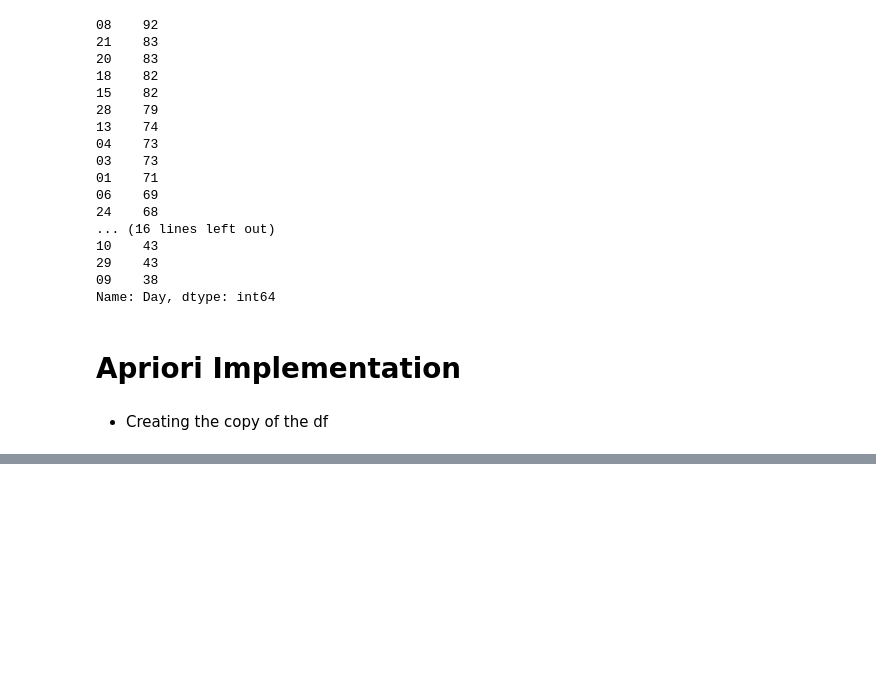
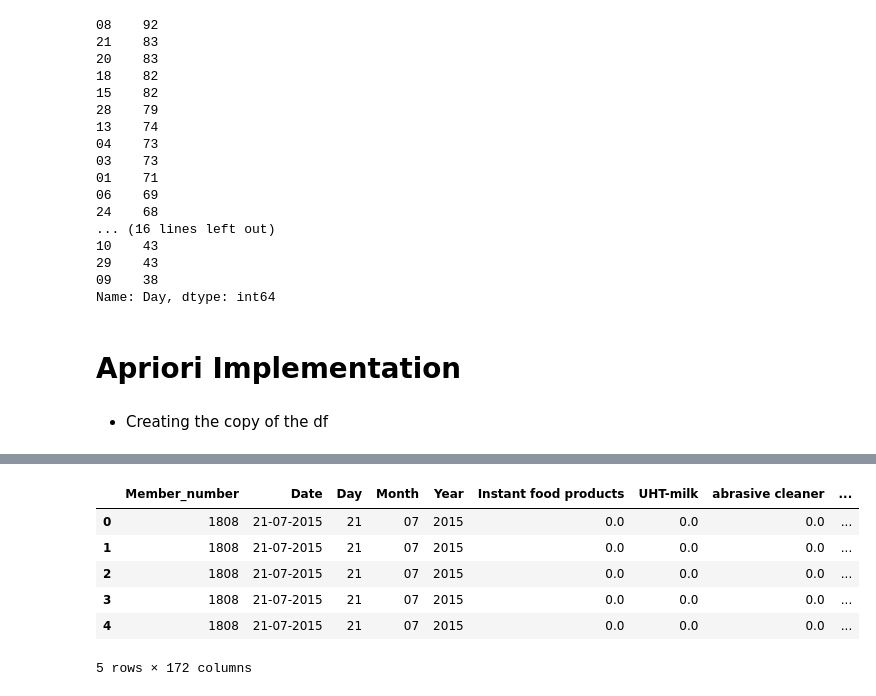
Before and after one commit to Naveen-Karanamu/Market-Basket-Groceries, a Jupyter notebook: main.ipynb, the cells around one changed output, grey strips where cells are left out. Saved outputs shown, nothing was run; the diff lists cells and outputs as text; code cells hidden in the pictures; blank space fills up the shorter version.

```diff
--- a/main.ipynb
+++ b/main.ipynb
@@ -263,4 +263,4 @@ Name: Day, dtype: int64
 newdf=df.copy()
 data=newdf.copy()
 # %%
-pd.get_dummies(newdf.itemDescription)
+newdf=pd.get_dummies(newdf.itemDescription)
@@ -268,0 +277,14 @@ df
+# %%
+data.drop("itemDescription",axis=1,inplace=True)
+# %%
+data=data.join(newdf)
+# %%
+data.head()
+# %% [output]
+|  | Member_number | Date | Day | Month | Year | Instant food products | UHT-milk | abrasive cleaner | ... |
+| 0 | 1808 | 21-07-2015 | 21 | 07 | 2015 | 0.0 | 0.0 | 0.0 | ... |
+| 1 | 1808 | 21-07-2015 | 21 | 07 | 2015 | 0.0 | 0.0 | 0.0 | ... |
+| 2 | 1808 | 21-07-2015 | 21 | 07 | 2015 | 0.0 | 0.0 | 0.0 | ... |
+| 3 | 1808 | 21-07-2015 | 21 | 07 | 2015 | 0.0 | 0.0 | 0.0 | ... |
+| 4 | 1808 | 21-07-2015 | 21 | 07 | 2015 | 0.0 | 0.0 | 0.0 | ... |
+5 rows × 172 columns
```
Also changed, not shown: parts of 2 cells of this notebook.
